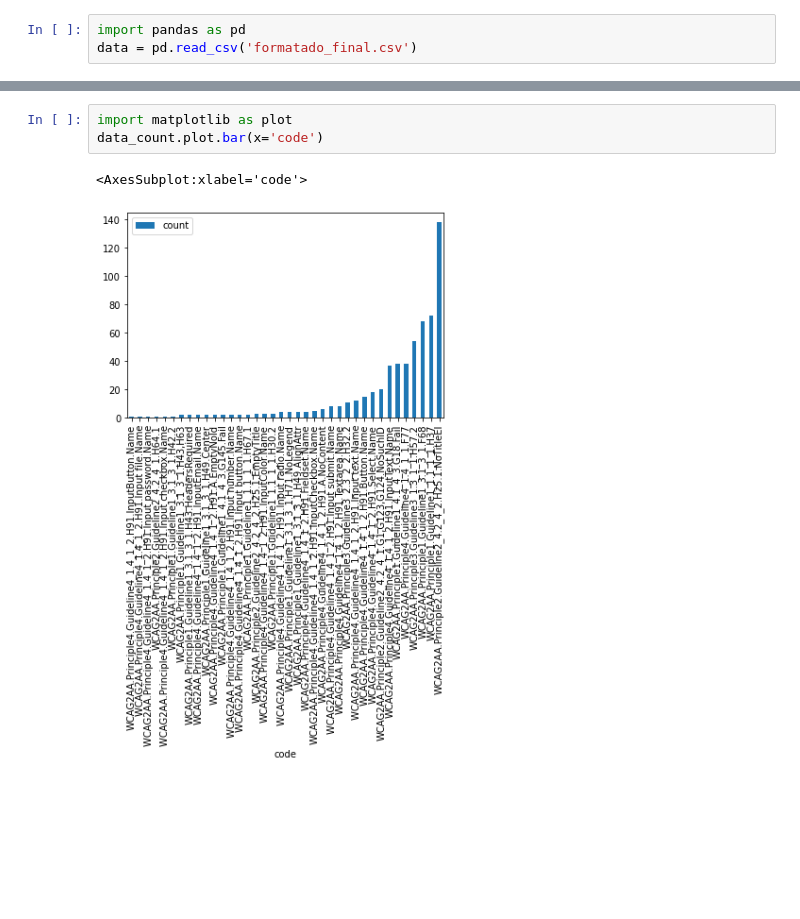
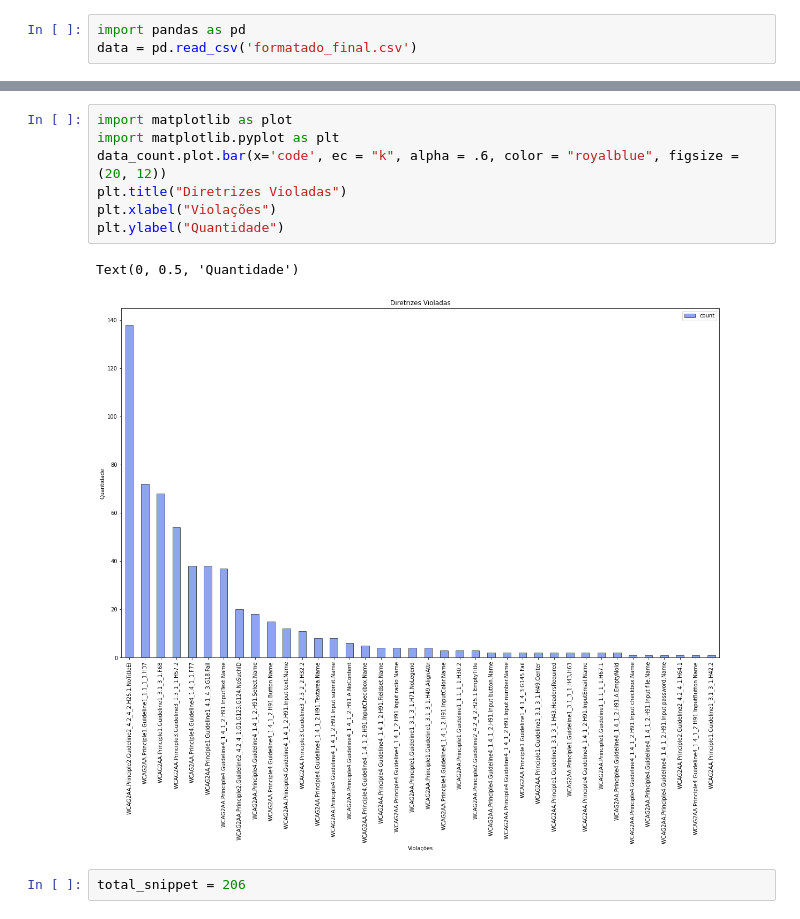
Before and after one commit to ingridmm/A11y-Mining-Repo, a Jupyter notebook: rulesCounter.ipynb, the cells around one changed output, grey strips where cells are left out. Cells and saved outputs as stored; diff of their text form; blank space fills up the shorter version.

```diff
--- a/rulesCounter.ipynb
+++ b/rulesCounter.ipynb
@@ -40,6 +40,12 @@ data_count
-# %%
-import matplotlib as plot
-data_count.plot.bar(x='code')
-# %% [output]
-<AxesSubplot:xlabel='code'>
-[figure, removed]
+# %%
+import matplotlib as plot
+import matplotlib.pyplot as plt
+data_count.plot.bar(x='code', ec = "k", alpha = .6, color = "royalblue", figsize = (20, 12))
+plt.title("Diretrizes Violadas")
+plt.xlabel("Violações")
+plt.ylabel("Quantidade")
+# %% [output]
+Text(0, 0.5, 'Quantidade')
+[figure, added]
+# %%
+total_snippet = 206
```
Also changed, not shown: parts of 2 cells of this notebook, 1 other file.
